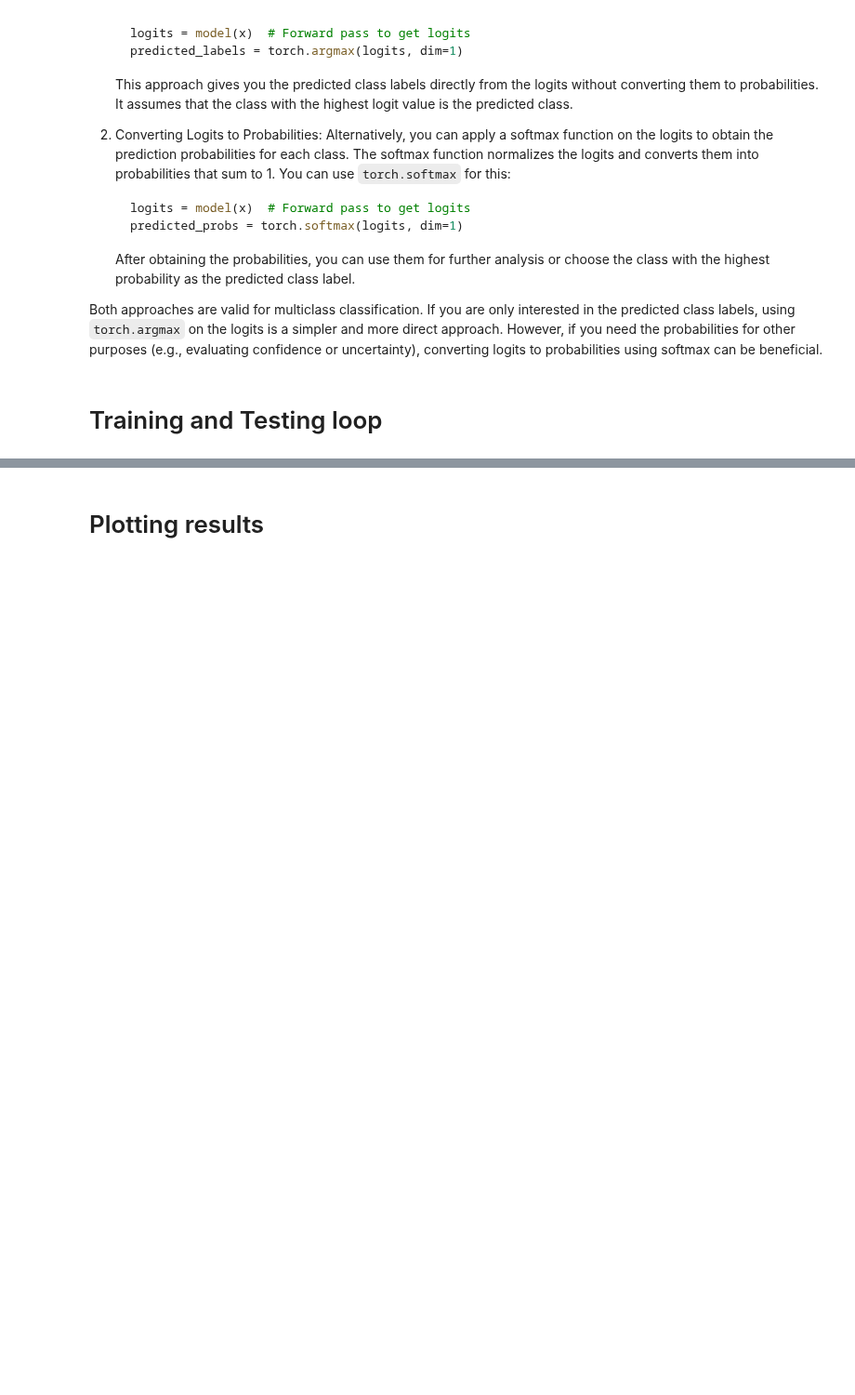
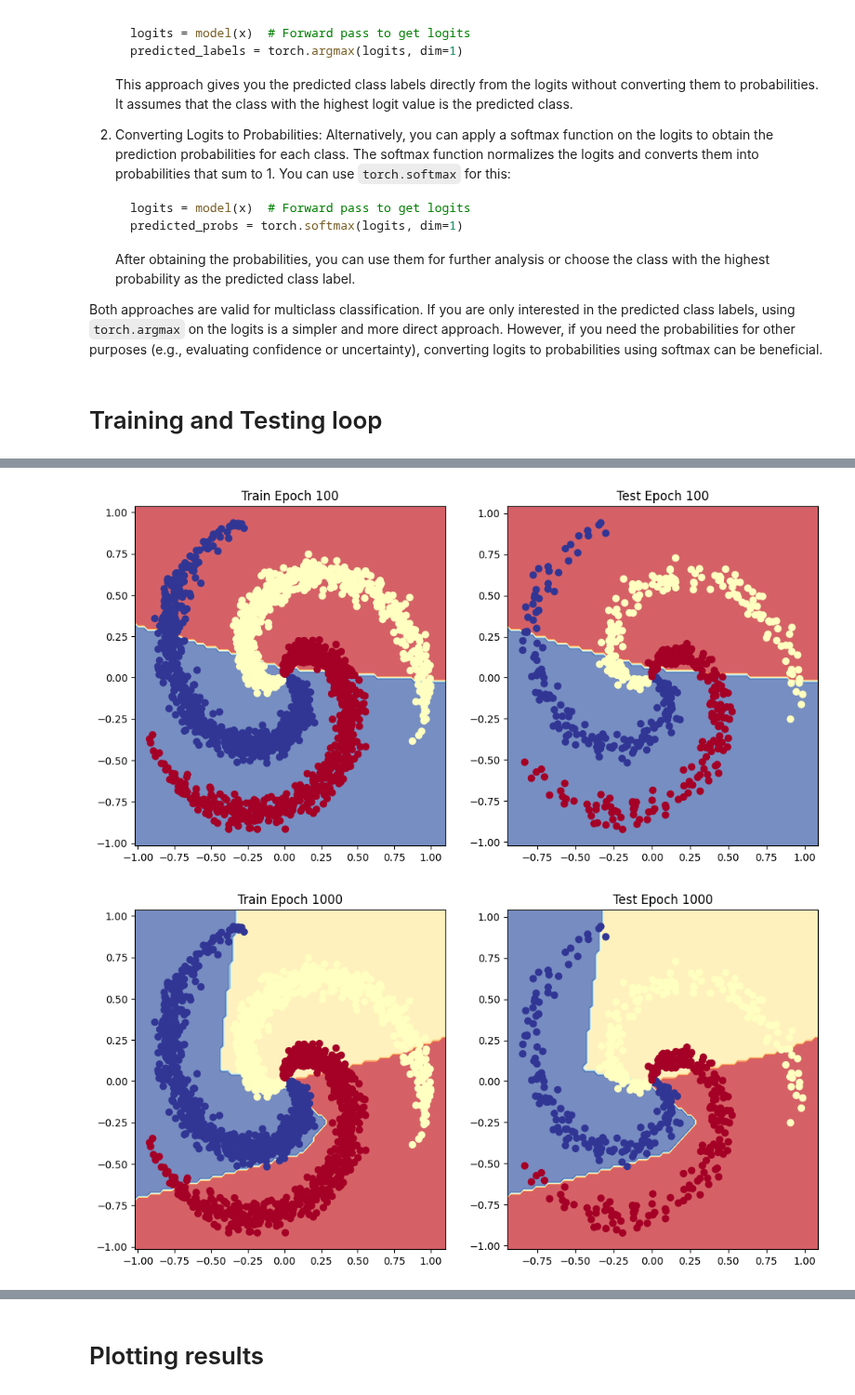
Before and after one commit to DietzscheNostoevsky/Learning_Pytorch, a Jupyter notebook: 02_Pytorch_Multiclass_Classification.ipynb, the cells around one changed output, grey strips where cells are left out. Shown at 93% size. Saved outputs shown, nothing was run; the diff lists cells and outputs as text; code cells hidden in the pictures; blank space fills up the shorter version.

```diff
--- a/02_Pytorch_Multiclass_Classification.ipynb
+++ b/02_Pytorch_Multiclass_Classification.ipynb
@@ -342,4 +337,14 @@ for epoch in trange(epochs):
 
     if epoch % 1000 == 0:
         print(f"Epoch: {epoch} | Loss: {loss:.5f}, Acc: {acc:.2f}% | Test Loss: {test_loss:.5f}, Test Acc: {test_acc:.2f}%")
+
+    if epoch in [100,1000,9999]:
+        from helper_functions import *
+        plt.figure(figsize=(12, 6))
+        plt.subplot(1, 2, 1)
+        plt.title(F"Train Epoch {epoch}")
+        plot_decision_boundary(model_0, X_train, y_train)
+        plt.subplot(1, 2, 2)
+        plt.title(F"Test Epoch {epoch}")
+        plot_decision_boundary(model_0, X_test, y_test)
 # %% [output]
@@ -355,0 +361,2 @@ Epoch: 9000 | Loss: 0.02140, Acc: 1.00% | Test Loss: 0.01709, Test Acc: 0.99%
+[figure, added]
+[figure, added]
```
Also changed, not shown: parts of 12 cells of this notebook.
